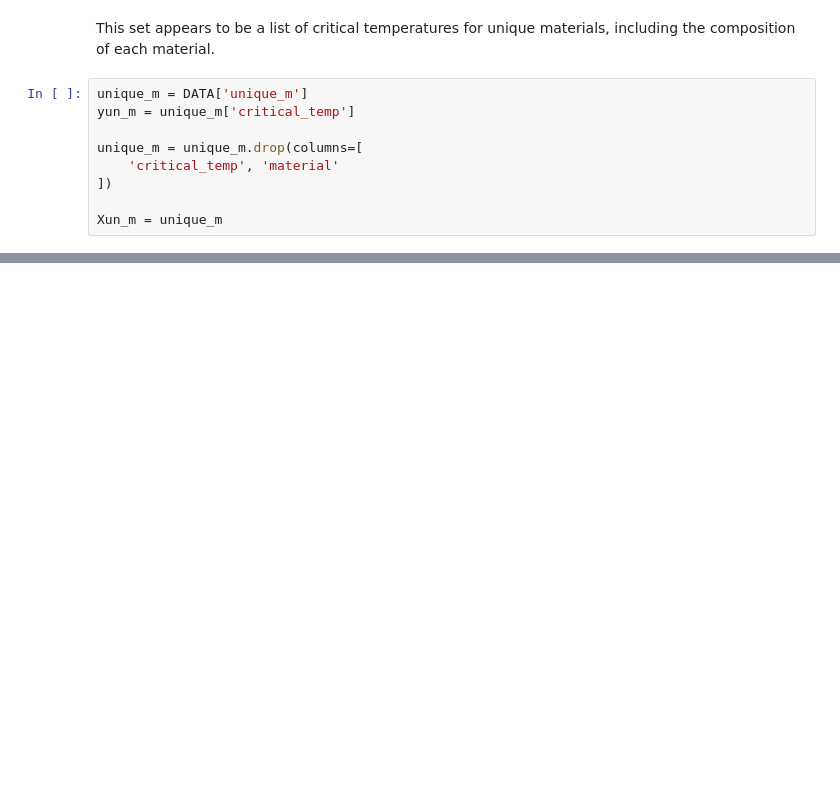
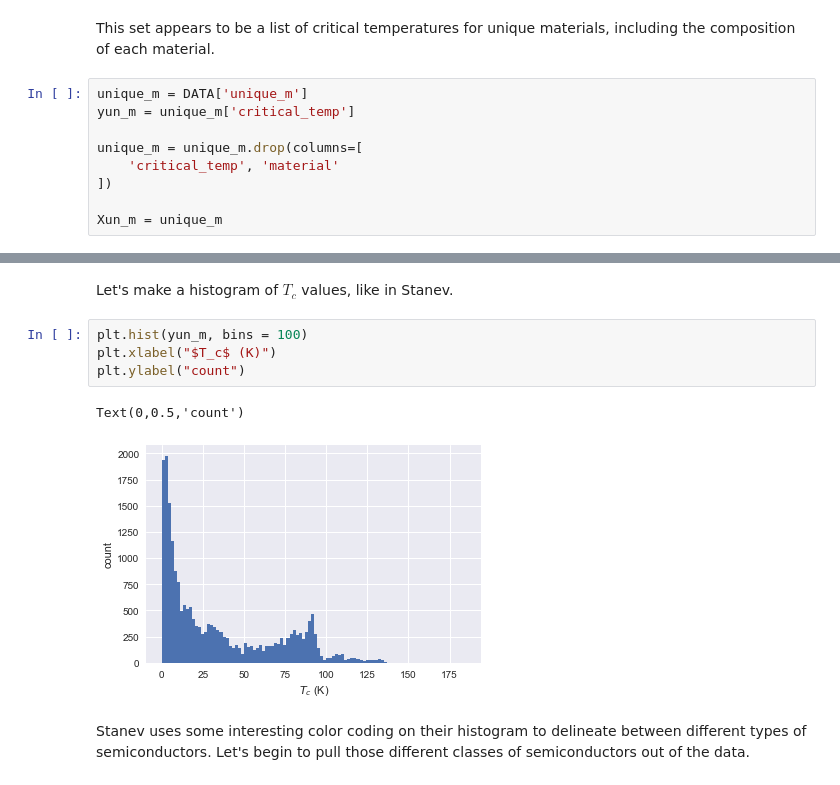
Before and after one commit to OSUScientificComputing464/final-project-colbertz2, a Jupyter notebook: python/visualize.ipynb, the cells around one changed output, grey strips where cells are left out. Saved outputs shown, nothing was run; the diff lists cells and outputs as text; blank space fills up the shorter version.

Commit message:
Add histograms and break out unique_m data into 3 classes of supercon

```diff
--- a/python/visualize.ipynb
+++ b/python/visualize.ipynb
@@ -156,0 +157,11 @@ for i, axi in enumerate(unm_ax.ravel()):
+# %% [markdown]
+Let's make a histogram of $T_c$ values, like in Stanev.
+# %%
+plt.hist(yun_m, bins = 100)
+plt.xlabel("$T_c$ (K)")
+plt.ylabel("count")
+# %% [output]
+Text(0,0.5,'count')
+[figure, added]
+# %% [markdown]
+Stanev uses some interesting color coding on their histogram to delineate between different types of semiconductors. Let's begin to pull those different classes of semiconductors out of the data.
```
Also changed, not shown: parts of 6 cells of this notebook.
